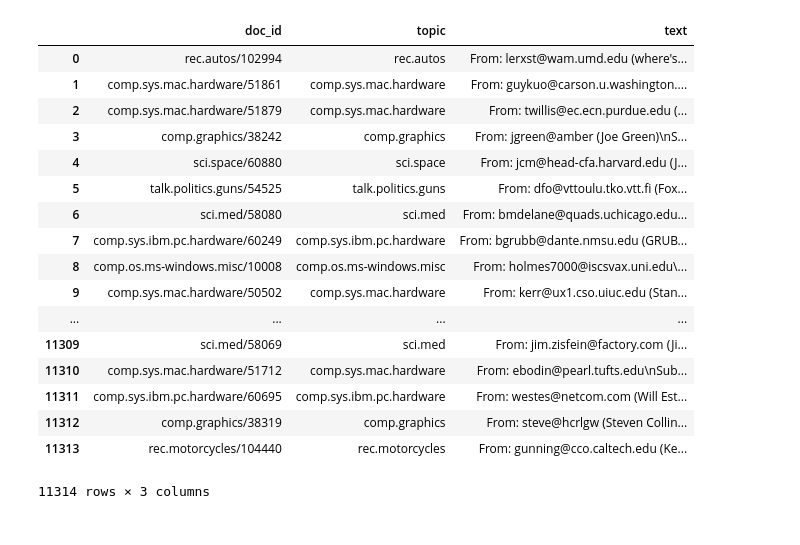
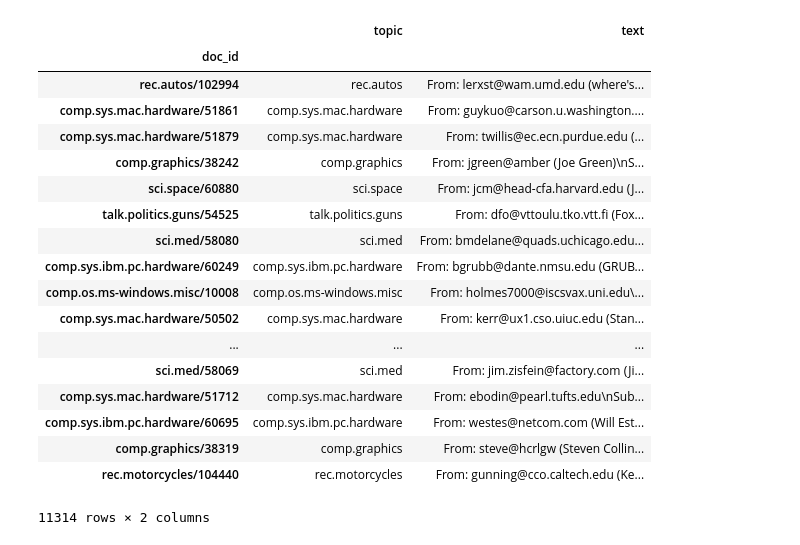
Before and after one commit to antonpetkoff/recommender-systems, a Jupyter notebook: hw1-content-based/notebooks/cosine-similarity.ipynb, the cells around one changed output. Drawn from its saved outputs; the diff is of its cells as text; code cells hidden in the pictures.

```diff
--- a/hw1-content-based/notebooks/cosine-similarity.ipynb
+++ b/hw1-content-based/notebooks/cosine-similarity.ipynb
@@ -5,29 +5,32 @@ newsgroups_train = fetch_20newsgroups(subset='train')
 # %%
 import pandas as pd
 
 df = pd.DataFrame({
     'doc_id': list(map(lambda filename: '/'.join(filename.split('/')[-2:]), newsgroups_train.filenames)),
     'topic': list(map(lambda topic_id: newsgroups_train.target_names[topic_id], newsgroups_train.target)),
     'text': newsgroups_train.data,
 })
 
+df = df.set_index('doc_id')
+
 df
 # %% [output]
-|  | doc_id | topic | text |
-| 0 | rec.autos/102994 | rec.autos | From: lerxst@wam.umd.edu (where's... |
-| 1 | comp.sys.mac.hardware/51861 | comp.sys.mac.hardware | From: guykuo@carson.u.washington.... |
-| 2 | comp.sys.mac.hardware/51879 | comp.sys.mac.hardware | From: twillis@ec.ecn.purdue.edu (... |
-| 3 | comp.graphics/38242 | comp.graphics | From: jgreen@amber (Joe Green)\nS... |
-| 4 | sci.space/60880 | sci.space | From: jcm@head-cfa.harvard.edu (J... |
-| 5 | talk.politics.guns/54525 | talk.politics.guns | From: dfo@vttoulu.tko.vtt.fi (Fox... |
-| 6 | sci.med/58080 | sci.med | From: bmdelane@quads.uchicago.edu... |
-| 7 | comp.sys.ibm.pc.hardware/60249 | comp.sys.ibm.pc.hardware | From: bgrubb@dante.nmsu.edu (GRUB... |
-| 8 | comp.os.ms-windows.misc/10008 | comp.os.ms-windows.misc | From: holmes7000@iscsvax.uni.edu\... |
-| 9 | comp.sys.mac.hardware/50502 | comp.sys.mac.hardware | From: kerr@ux1.cso.uiuc.edu (Stan... |
-| ... | ... | ... | ... |
-| 11309 | sci.med/58069 | sci.med | From: jim.zisfein@factory.com (Ji... |
-| 11310 | comp.sys.mac.hardware/51712 | comp.sys.mac.hardware | From: ebodin@pearl.tufts.edu\nSub... |
-| 11311 | comp.sys.ibm.pc.hardware/60695 | comp.sys.ibm.pc.hardware | From: westes@netcom.com (Will Est... |
-| 11312 | comp.graphics/38319 | comp.graphics | From: steve@hcrlgw (Steven Collin... |
-| 11313 | rec.motorcycles/104440 | rec.motorcycles | From: gunning@cco.caltech.edu (Ke... |
+|  | topic | text |
+| doc_id |  |  |
+| rec.autos/102994 | rec.autos | From: lerxst@wam.umd.edu (where's... |
+| comp.sys.mac.hardware/51861 | comp.sys.mac.hardware | From: guykuo@carson.u.washington.... |
+| comp.sys.mac.hardware/51879 | comp.sys.mac.hardware | From: twillis@ec.ecn.purdue.edu (... |
+| comp.graphics/38242 | comp.graphics | From: jgreen@amber (Joe Green)\nS... |
+| sci.space/60880 | sci.space | From: jcm@head-cfa.harvard.edu (J... |
+| talk.politics.guns/54525 | talk.politics.guns | From: dfo@vttoulu.tko.vtt.fi (Fox... |
+| sci.med/58080 | sci.med | From: bmdelane@quads.uchicago.edu... |
+| comp.sys.ibm.pc.hardware/60249 | comp.sys.ibm.pc.hardware | From: bgrubb@dante.nmsu.edu (GRUB... |
+| comp.os.ms-windows.misc/10008 | comp.os.ms-windows.misc | From: holmes7000@iscsvax.uni.edu\... |
+| comp.sys.mac.hardware/50502 | comp.sys.mac.hardware | From: kerr@ux1.cso.uiuc.edu (Stan... |
+| ... | ... | ... |
+| sci.med/58069 | sci.med | From: jim.zisfein@factory.com (Ji... |
+| comp.sys.mac.hardware/51712 | comp.sys.mac.hardware | From: ebodin@pearl.tufts.edu\nSub... |
+| comp.sys.ibm.pc.hardware/60695 | comp.sys.ibm.pc.hardware | From: westes@netcom.com (Will Est... |
+| comp.graphics/38319 | comp.graphics | From: steve@hcrlgw (Steven Collin... |
+| rec.motorcycles/104440 | rec.motorcycles | From: gunning@cco.caltech.edu (Ke... |
-11314 rows × 3 columns
+11314 rows × 2 columns
```
Also changed, not shown: parts of 8 cells of this notebook, 1 other file.
